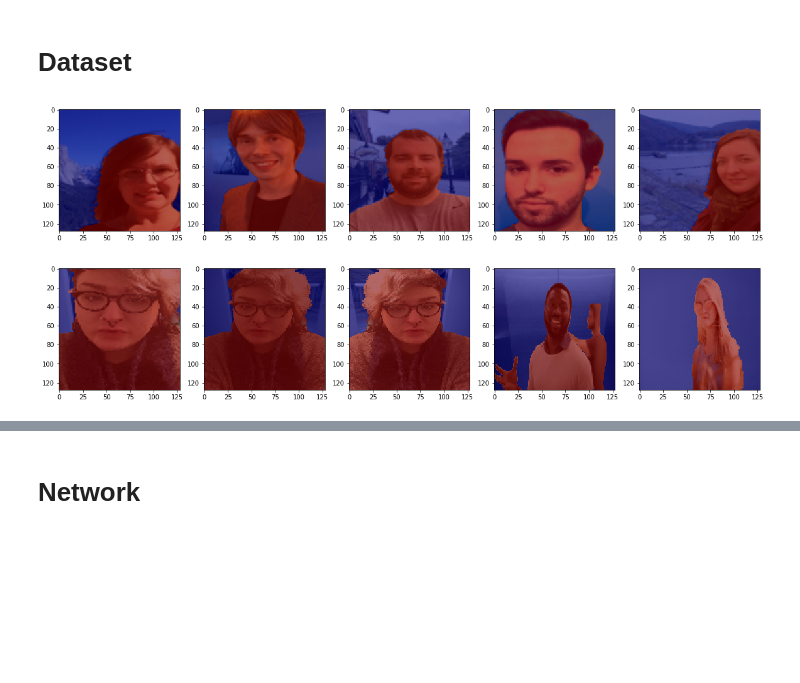
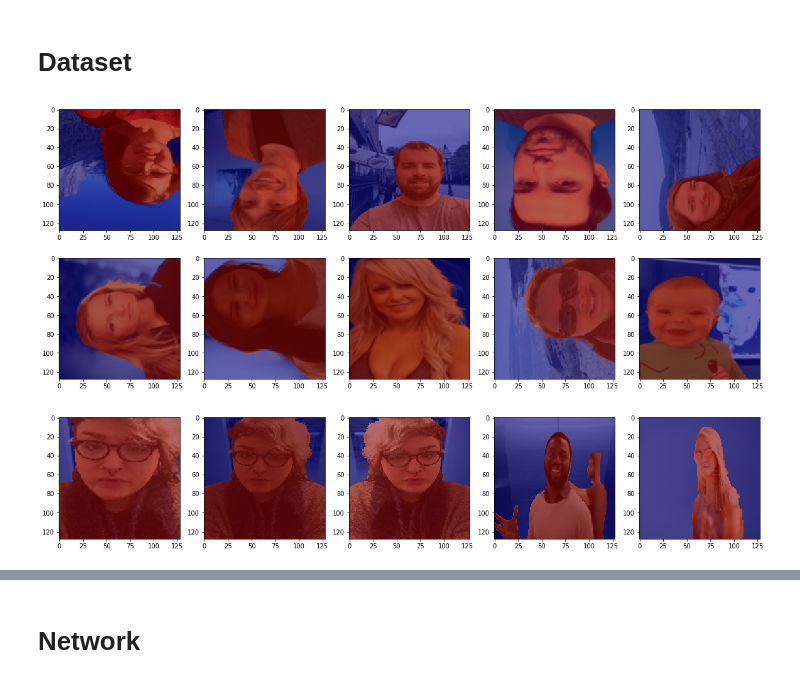
Before and after one commit to kboroszko/NN2, a Jupyter notebook: third_self_aug.ipynb, the cells around one changed output, grey strips where cells are left out. Drawn from its saved outputs; the diff is of its cells as text; code cells hidden in the pictures; blank space fills up the shorter version.

```diff
--- a/third_self_aug.ipynb
+++ b/third_self_aug.ipynb
@@ -89,6 +90,7 @@ imshow_masked(samples)
 # %% [markdown]
 # Transforms
 # %%
+torch.set_default_tensor_type(torch.cuda.FloatTensor)
 class Rescale(object):
     """Rescale the image in a sample to a given size.
 
@@ -171,13 +173,10 @@ def tf_rotate_cw(img):
     extra = 0
     if len(img.shape) == 4 :
         extra = 1
-    return img.transpose(1 + extra,2 + extra).flip(2 + extra)
+    return img.transpose(1 + extra,2 + extra).flip(1 + extra)
 
 def tf_rotate_ccw(img):
-    extra = 0
-    if len(img.shape) == 4 :
-        extra = 1
-    return img.transpose(1+ extra,2+ extra)
+    return tf_rotate_cw(tf_rotate_cw(tf_rotate_cw(img)))
 
 def tf_Hflip(img, cw=True):
     return img.flip(len(img.shape) - 1)
@@ -205,9 +204,6 @@ class Rotate(object):
         return sample
 
 
-
-
-
 class ToTensor(object):
     """Convert ndarrays in sample to Tensors."""
 
@@ -217,11 +213,11 @@ class ToTensor(object):
         # swap color axis because
         # numpy image: H x W x C
         # torch image: C X H X W
-        image = TF.to_tensor(image)
+        image = TF.to_tensor(image.copy())
 
-        mask = TF.to_tensor(mask)
-        return {'image': image,
-                'mask': mask}
+        mask = TF.to_tensor(mask.copy())
+        return {'image': image.float(),
+                'mask': mask.float()}
 # %% [markdown]
 # **Dataset**
 # %%
@@ -255,23 +252,30 @@ class myDataset(Dataset):
             sample = self.transform(sample)
         return sample
 # %%
-scale = Rescale(256)
-crop = RandomCrop(127)
-composed = transforms.Compose([Rescale(150),
-                               RandomCrop(128),
-                              ToTensor(),
-                              ])
+torch.set_default_tensor_type(torch.cuda.FloatTensor)
+
+crop = transforms.Compose([Rescale(150),
+                               RandomCrop(128)])
+flip = HFlip()
+rot_cw = Rotate()
+rot_ccw = Rotate(clockwise=False)
+
+all_transforms = transforms.Compose([
+    transforms.RandomApply([crop], p=0.5),
+    transforms.RandomApply([transforms.RandomChoice([flip, rot_cw, rot_ccw ])], p=0.7),
+    ToTensor()])
+
 
 toten = ToTensor()
 
 numpy_dataset = myDataset(x, y)
-train_dataset_aug = myDataset(x, y, transform=composed)
+train_dataset_aug = myDataset(x, y, transform=all_transforms)
 test_dataset = myDataset(x_test, y_test, transform=toten)
 
 # imshow_masked([train_dataset[i] for i in range(5)])
 
-imshow_masked([train_dataset_aug[i] for i in range(5)])
+imshow_masked([train_dataset_aug[i] for i in range(10)])
 imshow_masked([test_dataset[i] for i in range(5)])
 # %% [output]
-[figure, old version]
+[figure, new version]
 [figure]
```
Also changed, not shown: parts of 15 cells of this notebook.
